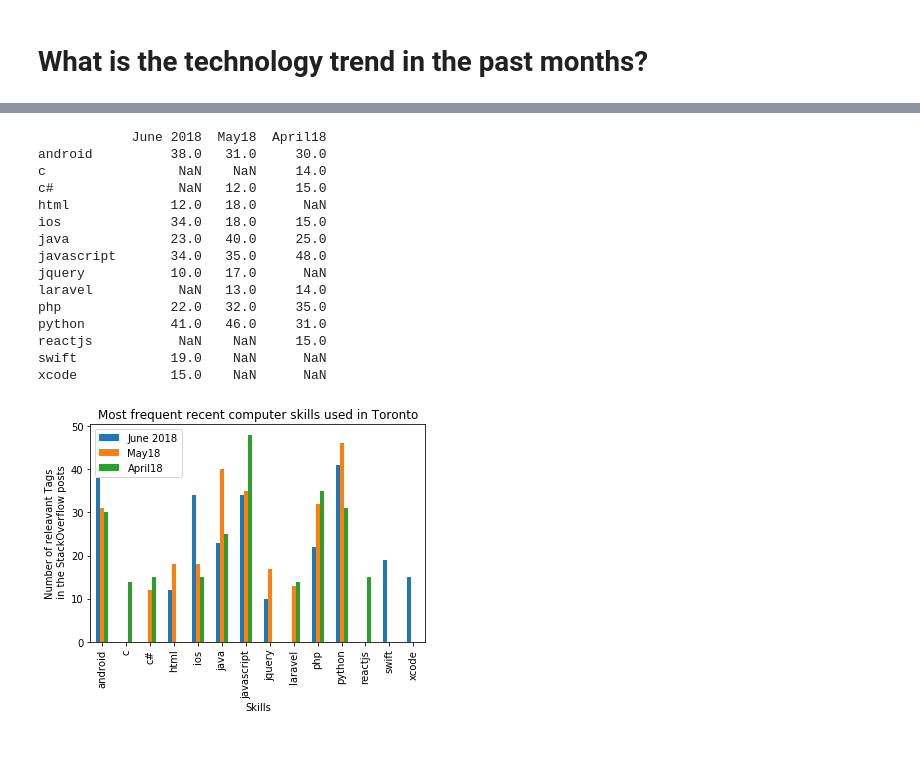
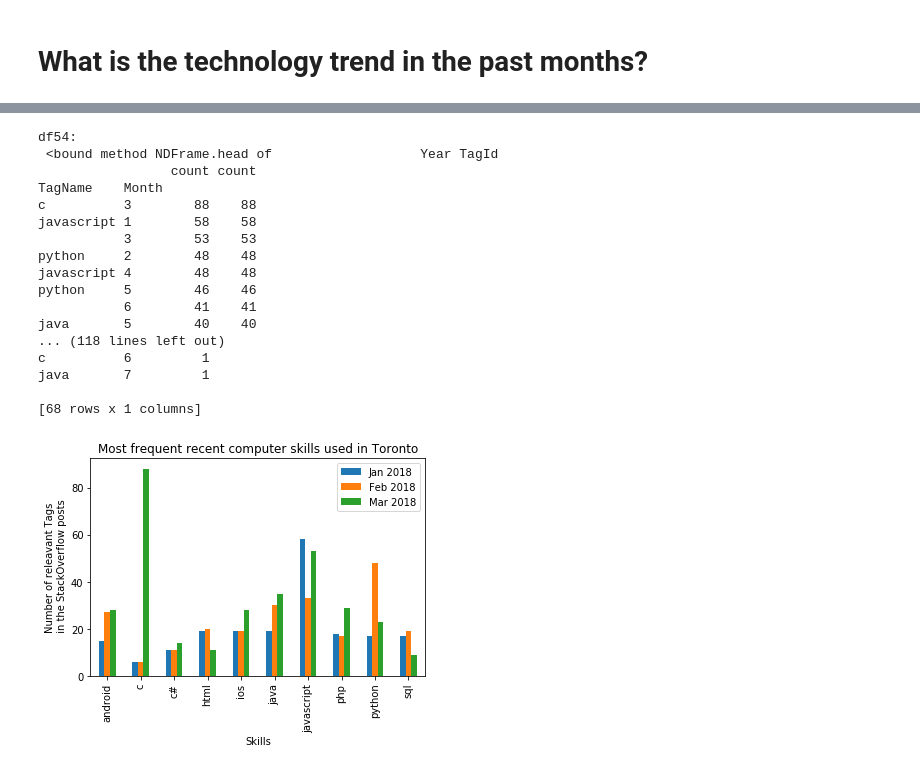
Before and after one commit to SMarjanAlavi/Stack, a Jupyter notebook: StackCity.ipynb, the cells around one changed output, grey strips where cells are left out. Saved outputs shown, nothing was run; the diff lists cells and outputs as text; code cells hidden in the pictures.

Commit message:
Date modified

```diff
--- a/StackCity.ipynb
+++ b/StackCity.ipynb
@@ -155,25 +57,42 @@ fig.set_ylabel("Number of releavant Tags\n in the StackOverflow posts");
-# %%
-result = pd.concat([dJune18, dMay18, dApril18], axis=1, join='outer')
-symbols = ['June 2018', 'May18','April18']
-result.columns = symbols
-print(result)
-fig = result.plot.bar(title = 'Most frequent recent computer skills used in Toronto');
-fig.set_xlabel("Skills");
-fig.set_ylabel("Number of releavant Tags\n in the StackOverflow posts");
-# %% [output]
-            June 2018  May18  April18
-android          38.0   31.0     30.0
-c                 NaN    NaN     14.0
-c#                NaN   12.0     15.0
-html             12.0   18.0      NaN
-ios              34.0   18.0     15.0
-java             23.0   40.0     25.0
-javascript       34.0   35.0     48.0
-jquery           10.0   17.0      NaN
-laravel           NaN   13.0     14.0
-php              22.0   32.0     35.0
-python           41.0   46.0     31.0
-reactjs           NaN    NaN     15.0
-swift            19.0    NaN      NaN
-xcode            15.0    NaN      NaN
-[figure, removed]
+# %%
+df50 = df.loc[:, ['Date','TagName','TagId']].sort_values(('Date'),ascending=False)
+df51 = df50.drop(df50[(~df50['TagName'].isin(most_frequent_skills))].index)
+df51['Date'] = pd.to_datetime(df51.Date, format='%Y-%m-%d')
+df51['Month'] = pd.DatetimeIndex(df51['Date']).month
+df51['Year'] = pd.DatetimeIndex(df51['Date']).year
+df52 = df51.loc[:,['Year','Month', 'TagName', 'TagId']]
+df53 = df52.drop(df52[(df52['Year'] != 2018)].index)
+df53 = df53.drop(columns = 'Year')
+print('df54:\n',df54.head)
+df55 = df53.groupby(['TagName', 'Month']).agg({'count'}).sort_values(('TagId','count'),ascending=False)
+print('d55:\n', df55)
+MJan2018 = df55.xs(1, level = 1)
+MFeb2018 = df55.xs(2, level = 1)
+MMar2018 = df55.xs(3, level = 1)
+#print('MJan2018', MJan2018)
+result = pd.concat([MJan2018,MFeb2018,MMar2018], axis=1, join='outer')
+symbols = ['Jan 2018', 'Feb 2018', 'Mar 2018']
+result.columns = symbols
+#print(result)
+fig = result.plot.bar(title = 'Most frequent recent computer skills used in Toronto');
+fig.set_xlabel("Skills");
+fig.set_ylabel("Number of releavant Tags\n in the StackOverflow posts");
+# %% [output]
+df54:
+ <bound method NDFrame.head of                   Year TagId
+                 count count
+TagName    Month
+c          3        88    88
+javascript 1        58    58
+           3        53    53
+python     2        48    48
+javascript 4        48    48
+python     5        46    46
+           6        41    41
+java       5        40    40
+... (118 lines left out)
+c          6         1
+java       7         1
+
+[68 rows x 1 columns]
+[figure, added]
```
Also changed, not shown: parts of 13 cells of this notebook.
